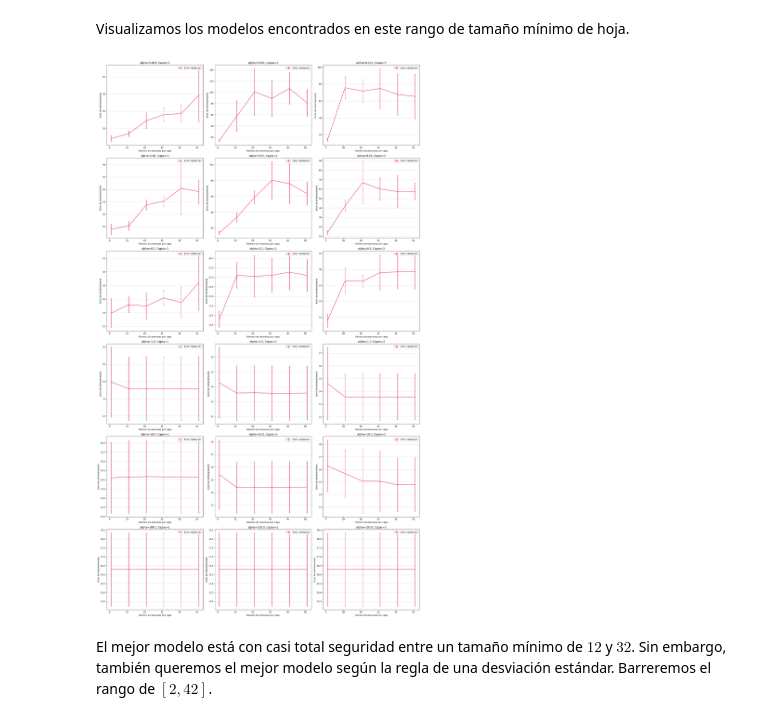
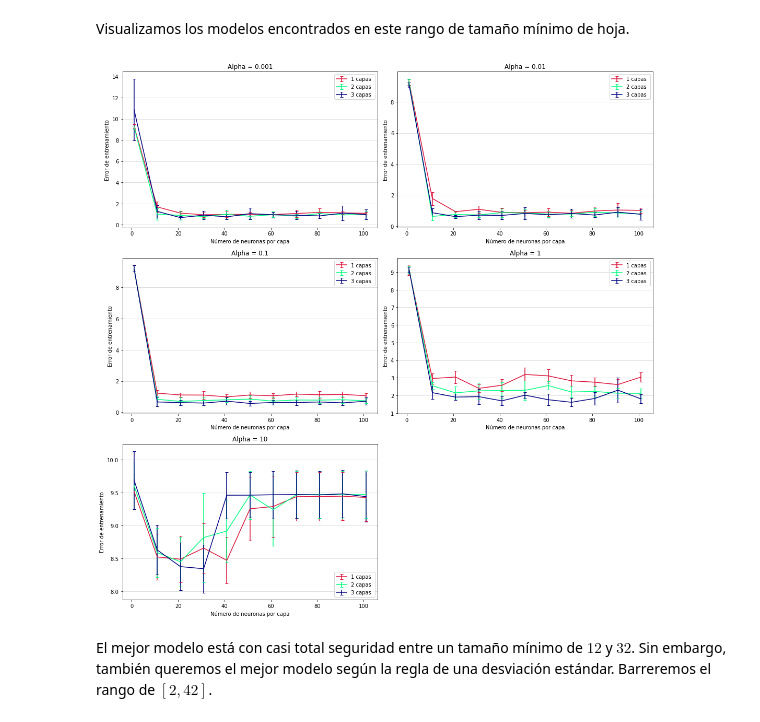
Before and after one commit to uisitoam/Master-Big-Data, a Jupyter notebook: Aprendizaje estadístico/Práctica/redes/nn_LuisArdevol_cesga.ipynb, the cells around one changed output. Saved outputs shown, nothing was run; the diff lists cells and outputs as text; code cells hidden in the pictures.

```diff
--- a/Aprendizaje estadístico/Práctica/redes/nn_LuisArdevol_cesga.ipynb
+++ b/Aprendizaje estadístico/Práctica/redes/nn_LuisArdevol_cesga.ipynb
@@ -73,7 +73,7 @@ import matplotlib.pyplot as plt
 # %% [markdown]
 **Definición de variables globales**
 # %%
-DATASET_NAME = '/Users/luisi/Documents/Master-Big-Data/Aprendizaje estadístico/Práctica/Datos/bloodTransfusion.data'
+DATASET_NAME = 'bloodTransfusion.data'
 DATASET_DELIMITER = ','
 SEED_VALUE = 1  # NO CAMBIES ESTA SEMILLA, así todos tendremos los mismos resultados
 # %% [markdown]
@@ -581,3 +604,5 @@ DATASET_NAME3 = '/Users/luisi/Documents/Master-Big-Data/Aprendizaje estadístico
+# %%
+DATASET_NAME3 = 'EnergyEfficiency.data'
 # %% [markdown]
 **Lectura del fichero de datos**
 # %%
@@ -742,13 +767,13 @@ Hemos visualizado y preprocesado los datos. Vamos a empezar a trabajar con nuest
 En esta práctica, el único parámetro a explorar es el tamaño mínimo de hoja. Hacemos primero una exploración de valores en un rango amplio (gg), para subaprender y sobreaprender. De este modo, luego seleccionaremos un rango más limitado de este parámetro y podremos explorar todas las posibilidades en el mismo. Esta vez, el `scoring` será el MSE, aunque `scikit-learn` implementa el -MSE, por lo que deberemos cambiarle el signo
 # %%
 hidden_gg3 = [(n,) for n in range(1, 102, 10)] + [(n, n) for n in range(1, 102, 10)] + [(n, n, n) for n in range(1, 102, 10)]
-alpha_gg3 = [1 * 10**p for p in range(-3, 3)]
+alpha_gg3 = [1 * 10**p for p in range(-3, 2)]
 
 hyperparameters_gg3 = {'hidden_layer_sizes': hidden_gg3, 'alpha': alpha_gg3}
 
-mlp_gg3 = MLPRegressor(activation='tanh', solver='lbfgs', max_iter=2000)
+mlp_gg3 = MLPRegressor(activation='tanh', solver='lbfgs', max_iter=2000, random_state=SEED_VALUE)
 
-modeloCV_gg3, cv_results_gg3 = crossVal(dataset_train_X_scaled, np.ravel(dataset_train_Y.astype(int)),
+modeloCV_gg3, cv_results_gg3 = crossVal(dataset_train_X_scaled3, np.ravel(dataset_train_Y_scaled3),
                                         mlp_gg3, hyperparameters_gg3,
                                         scoring = 'neg_mean_squared_error')
 modeloCV_gg3
@@ -794,14 +823,17 @@ cv_results_gg3['std_test_score'] = cv_results_gg3['std_test_score'] * (std_Y_reg
 # %% [markdown]
 Visualizamos los modelos encontrados en este rango de tamaño mínimo de hoja.
 # %%
-fig_gg3, axes_gg3 = plt.subplots(len(alpha_gg3), 3, figsize=(7*3, 6*len(alpha_gg3)))
+fig_gg3, axes_gg3 = plt.subplots(3, int(len(alpha_gg3)/2), figsize=(3*len(alpha_gg3), 15))
 
-errorVal(cv_results_gg3, axes_gg3, label="Error validación", classification = False)
+errorVal(cv_results_gg3, fig_gg3, label="", classification = False)
+
+if len(axes_gg3) % 2 != 0:
+    fig_gg3.delaxes(axes_gg3.flatten()[-1])
 
 plt.tight_layout()
 plt.show()
 # %% [output]
-[figure, old version]
+[figure, new version]
 # %% [markdown]
 El mejor modelo está con casi total seguridad entre un tamaño mínimo de $12$ y $32$. Sin embargo, también queremos el mejor modelo según la regla de una desviación estándar. Barreremos el rango de $[2, 42]$.
 # %% [markdown]
```
Also changed, not shown: parts of 23 cells of this notebook, 14 other files.
